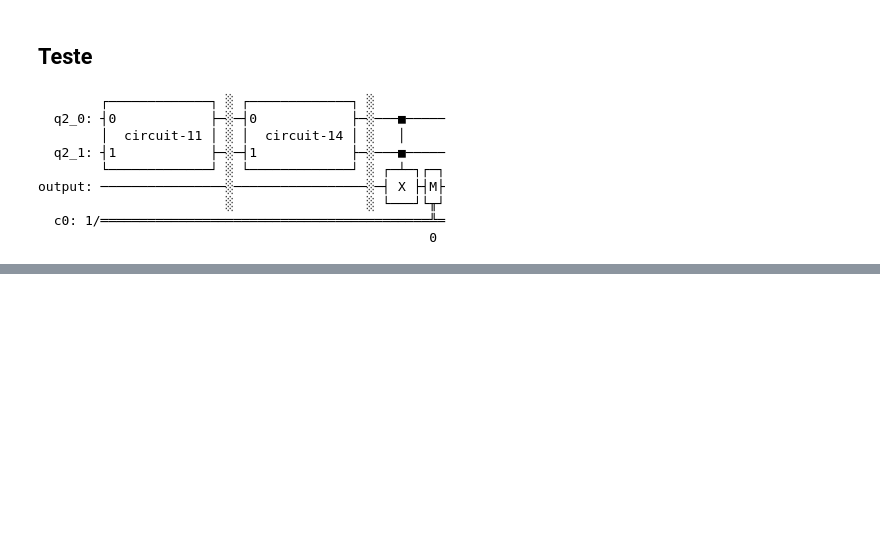
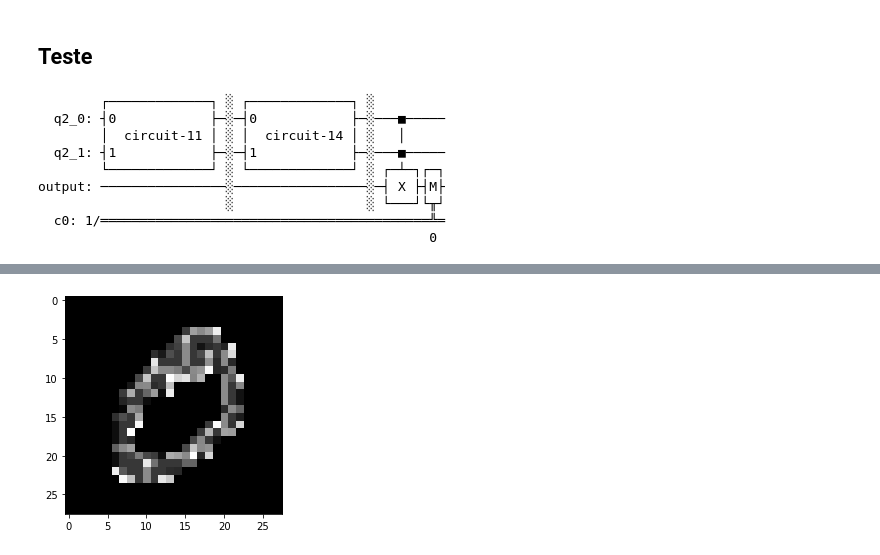
Before and after one commit to jpspm/QuantumComputing, a Jupyter notebook: projeto_quantica_jpspm_rbnn.ipynb, the cells around one changed output, grey strips where cells are left out. Saved outputs shown, nothing was run; the diff lists cells and outputs as text; code cells hidden in the pictures; blank space fills up the shorter version.

```diff
--- a/projeto_quantica_jpspm_rbnn.ipynb
+++ b/projeto_quantica_jpspm_rbnn.ipynb
@@ -239,0 +251,5 @@ ValueError: too many values to unpack (expected 2)
+# %%
+plt.imshow(X_train[0], cmap= "gray")
+plt.show()
+# %% [output]
+[figure, added]
```
Also changed, not shown: parts of 11 cells of this notebook.
